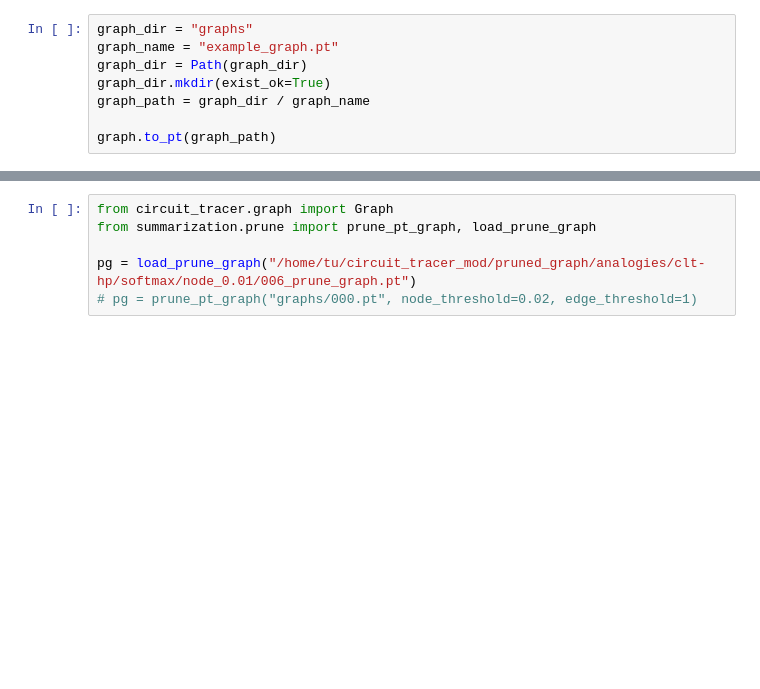
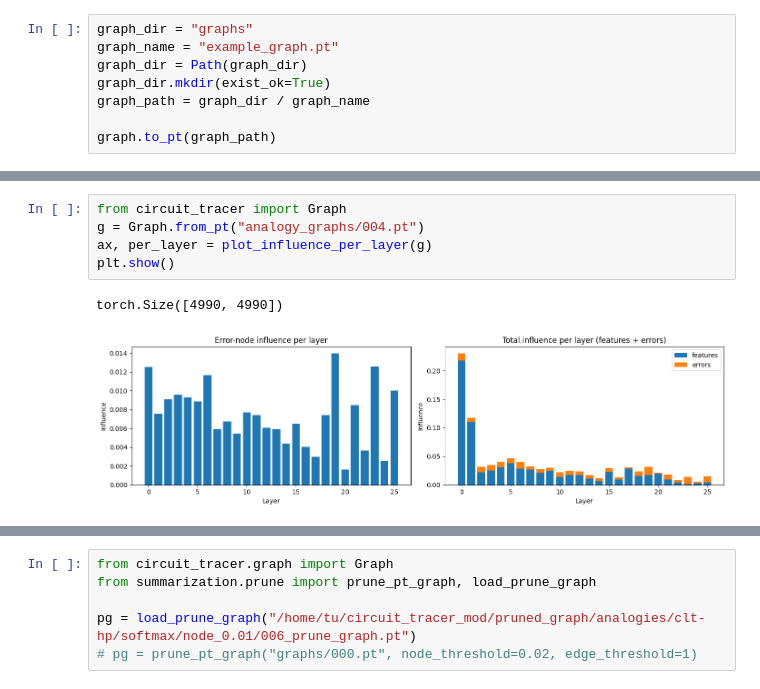
Before and after one commit to IamKrill1n/circuit_tracer_mod, a Jupyter notebook: cluster.ipynb, the cells around one changed output, grey strips where cells are left out. Saved outputs shown, nothing was run; the diff lists cells and outputs as text; blank space fills up the shorter version.

```diff
--- a/cluster.ipynb
+++ b/cluster.ipynb
@@ -60,0 +147,8 @@ graph.to_pt(graph_path)
+# %%
+from circuit_tracer import Graph
+g = Graph.from_pt("analogy_graphs/004.pt")
+ax, per_layer = plot_influence_per_layer(g)
+plt.show()
+# %% [output]
+torch.Size([4990, 4990])
+[figure, added]
```
Also changed, not shown: parts of 7 cells of this notebook, 17 other files.
